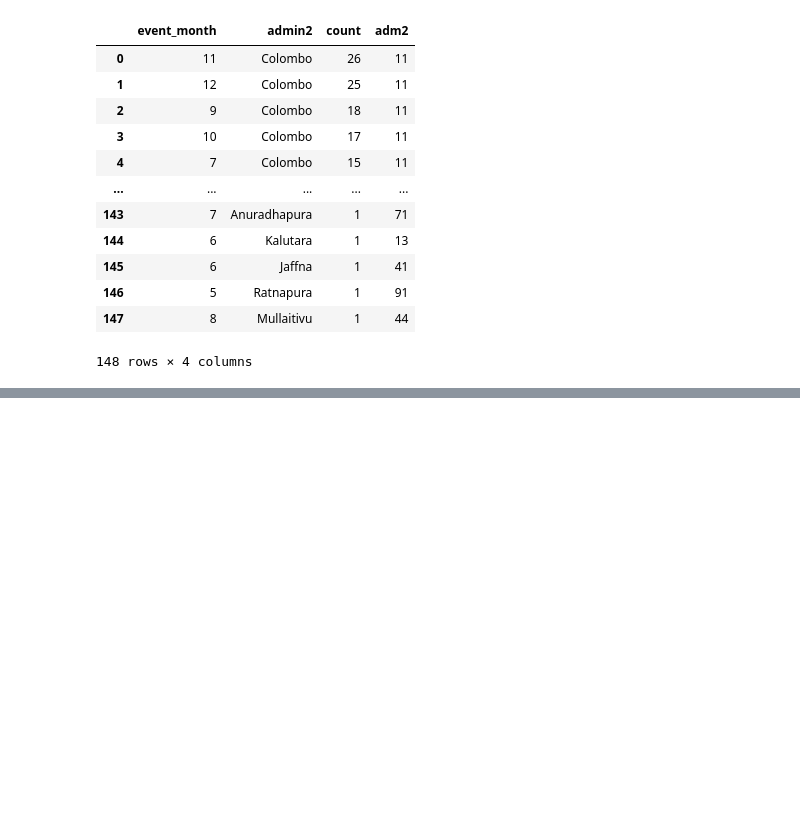
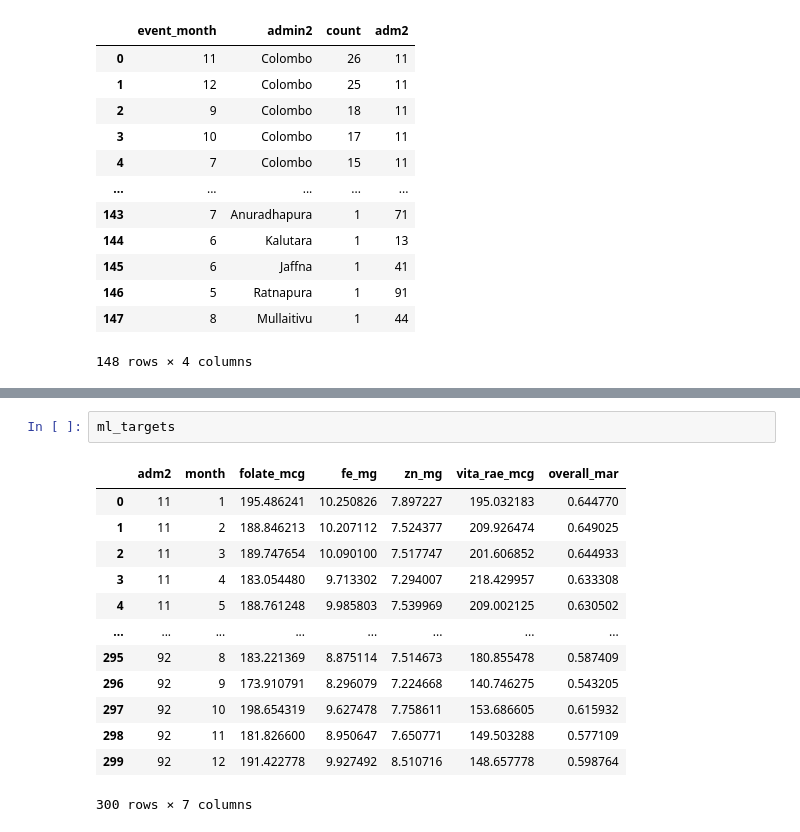
Before and after one commit to MIMI-wfp/sri_lanka, a Jupyter notebook: src/python/acled_variables.ipynb, the cells around one changed output, grey strips where cells are left out. Cells and saved outputs as stored; diff of their text form; blank space fills up the shorter version.

```diff
--- a/src/python/acled_variables.ipynb
+++ b/src/python/acled_variables.ipynb
@@ -108,0 +138,16 @@ plt.show()
+# %%
+ml_targets
+# %% [output]
+|  | adm2 | month | folate_mcg | fe_mg | zn_mg | vita_rae_mcg | overall_mar |
+| 0 | 11 | 1 | 195.486241 | 10.250826 | 7.897227 | 195.032183 | 0.644770 |
+| 1 | 11 | 2 | 188.846213 | 10.207112 | 7.524377 | 209.926474 | 0.649025 |
+| 2 | 11 | 3 | 189.747654 | 10.090100 | 7.517747 | 201.606852 | 0.644933 |
+| 3 | 11 | 4 | 183.054480 | 9.713302 | 7.294007 | 218.429957 | 0.633308 |
+| 4 | 11 | 5 | 188.761248 | 9.985803 | 7.539969 | 209.002125 | 0.630502 |
+| ... | ... | ... | ... | ... | ... | ... | ... |
+| 295 | 92 | 8 | 183.221369 | 8.875114 | 7.514673 | 180.855478 | 0.587409 |
+| 296 | 92 | 9 | 173.910791 | 8.296079 | 7.224668 | 140.746275 | 0.543205 |
+| 297 | 92 | 10 | 198.654319 | 9.627478 | 7.758611 | 153.686605 | 0.615932 |
+| 298 | 92 | 11 | 181.826600 | 8.950647 | 7.650771 | 149.503288 | 0.577109 |
+| 299 | 92 | 12 | 191.422778 | 9.927492 | 8.510716 | 148.657778 | 0.598764 |
+300 rows × 7 columns
```
Also changed, not shown: parts of 9 cells of this notebook, 5 other files.
